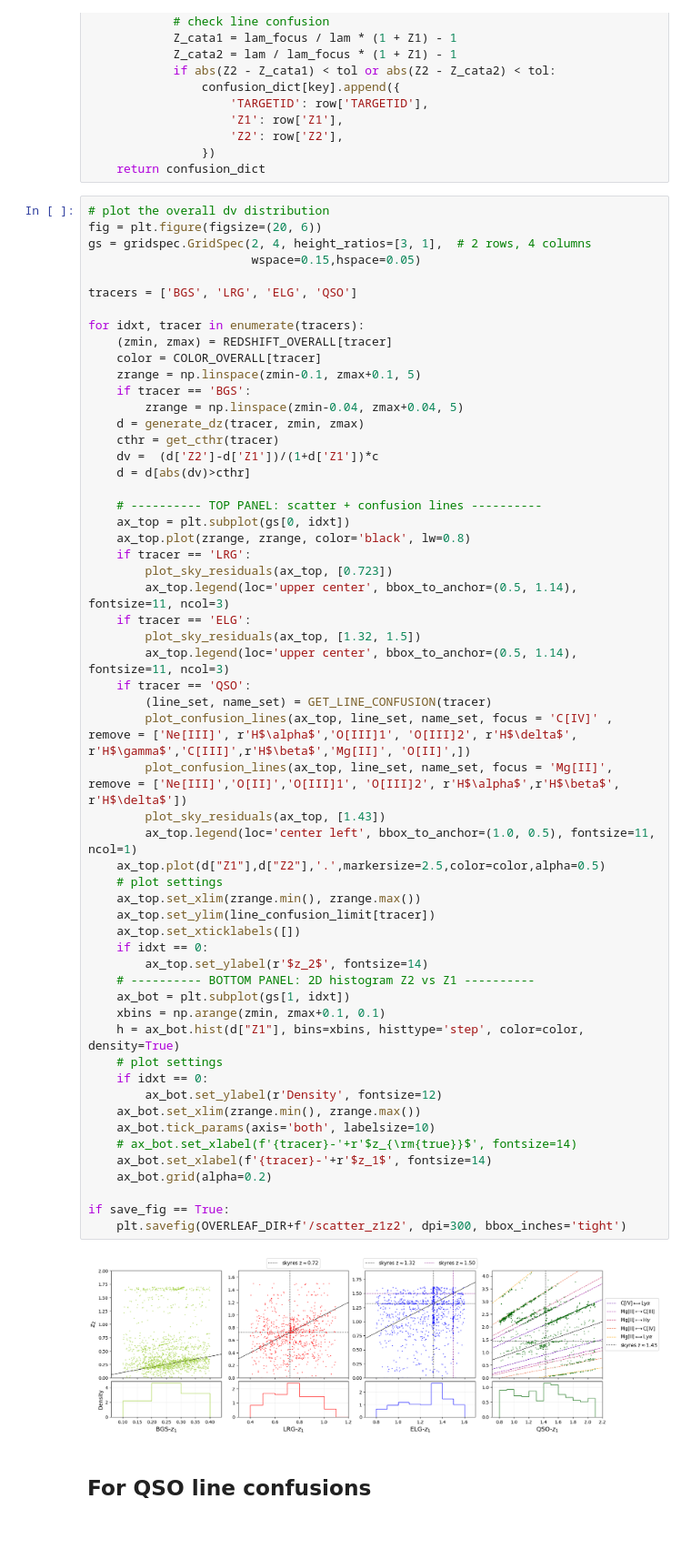
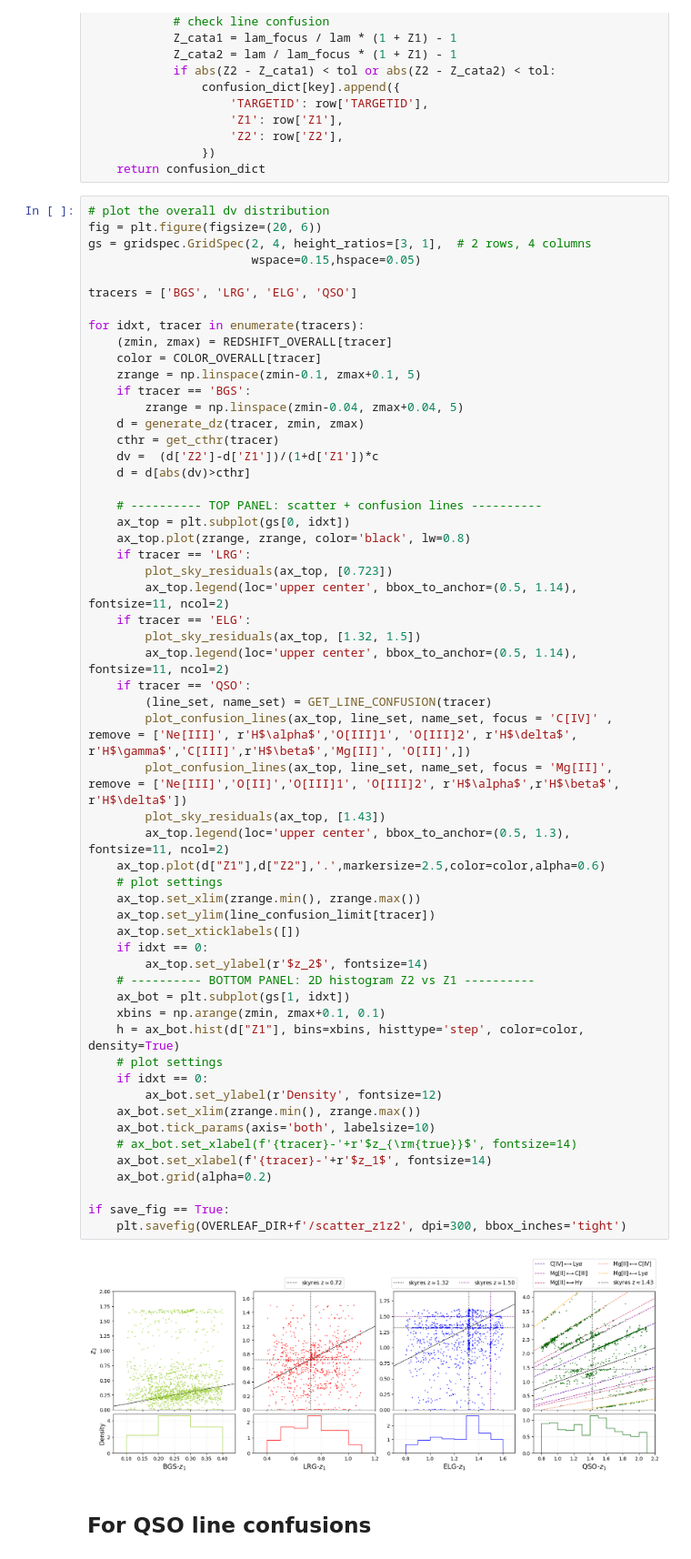
Before and after one commit to ShengyuHE/desi_y3_redshift_errors, a Jupyter notebook: main/repeat_obs/notebooks/line_confusions.ipynb, the cells around one changed output. Shown at 91% size. Cells and saved outputs as stored; diff of their text form; blank space fills up the shorter version.

```diff
--- a/main/repeat_obs/notebooks/line_confusions.ipynb
+++ b/main/repeat_obs/notebooks/line_confusions.ipynb
@@ -107,40 +107,40 @@ for idxt, tracer in enumerate(tracers):
     ax_top.plot(zrange, zrange, color='black', lw=0.8)
     if tracer == 'LRG':
         plot_sky_residuals(ax_top, [0.723])
-        ax_top.legend(loc='upper center', bbox_to_anchor=(0.5, 1.14), fontsize=11, ncol=3)
+        ax_top.legend(loc='upper center', bbox_to_anchor=(0.5, 1.14), fontsize=11, ncol=2)
     if tracer == 'ELG':
         plot_sky_residuals(ax_top, [1.32, 1.5])
-        ax_top.legend(loc='upper center', bbox_to_anchor=(0.5, 1.14), fontsize=11, ncol=3)
+        ax_top.legend(loc='upper center', bbox_to_anchor=(0.5, 1.14), fontsize=11, ncol=2)
     if tracer == 'QSO':
         (line_set, name_set) = GET_LINE_CONFUSION(tracer)
         plot_confusion_lines(ax_top, line_set, name_set, focus = 'C[IV]' , remove = ['Ne[III]', r'H$\alpha$','O[III]1', 'O[III]2', r'H$\delta$', r'H$\gamma$','C[III]',r'H$\beta$','Mg[II]', 'O[II]',])
         plot_confusion_lines(ax_top, line_set, name_set, focus = 'Mg[II]', remove = ['Ne[III]','O[II]','O[III]1', 'O[III]2', r'H$\alpha$',r'H$\beta$', r'H$\delta$'])
         plot_sky_residuals(ax_top, [1.43])
-        ax_top.legend(loc='center left', bbox_to_anchor=(1.0, 0.5), fontsize=11, ncol=1)
-    ax_top.plot(d["Z1"],d["Z2"],'.',markersize=2.5,color=color,alpha=0.5)
+        ax_top.legend(loc='upper center', bbox_to_anchor=(0.5, 1.3), fontsize=11, ncol=2)
+    ax_top.plot(d["Z1"],d["Z2"],'.',markersize=2.5,color=color,alpha=0.6)
     # plot settings
     ax_top.set_xlim(zrange.min(), zrange.max())
     ax_top.set_ylim(line_confusion_limit[tracer])
     ax_top.set_xticklabels([])
     if idxt == 0:
         ax_top.set_ylabel(r'$z_2$', fontsize=14)
     # ---------- BOTTOM PANEL: 2D histogram Z2 vs Z1 ----------
     ax_bot = plt.subplot(gs[1, idxt])
     xbins = np.arange(zmin, zmax+0.1, 0.1)
     h = ax_bot.hist(d["Z1"], bins=xbins, histtype='step', color=color, density=True)
     # plot settings
     if idxt == 0:
         ax_bot.set_ylabel(r'Density', fontsize=12)
     ax_bot.set_xlim(zrange.min(), zrange.max())
     ax_bot.tick_params(axis='both', labelsize=10)
     # ax_bot.set_xlabel(f'{tracer}-'+r'$z_{\rm{true}}$', fontsize=14)
     ax_bot.set_xlabel(f'{tracer}-'+r'$z_1$', fontsize=14)
     ax_bot.grid(alpha=0.2)
 
 if save_fig == True:
     plt.savefig(OVERLEAF_DIR+f'/scatter_z1z2', dpi=300, bbox_inches='tight')
 # %% [output]
-[figure, old version]
+[figure, new version]
 # %% [markdown]
 ## For QSO line confusions
 # %%
```
Also changed, not shown: 11 other files.
